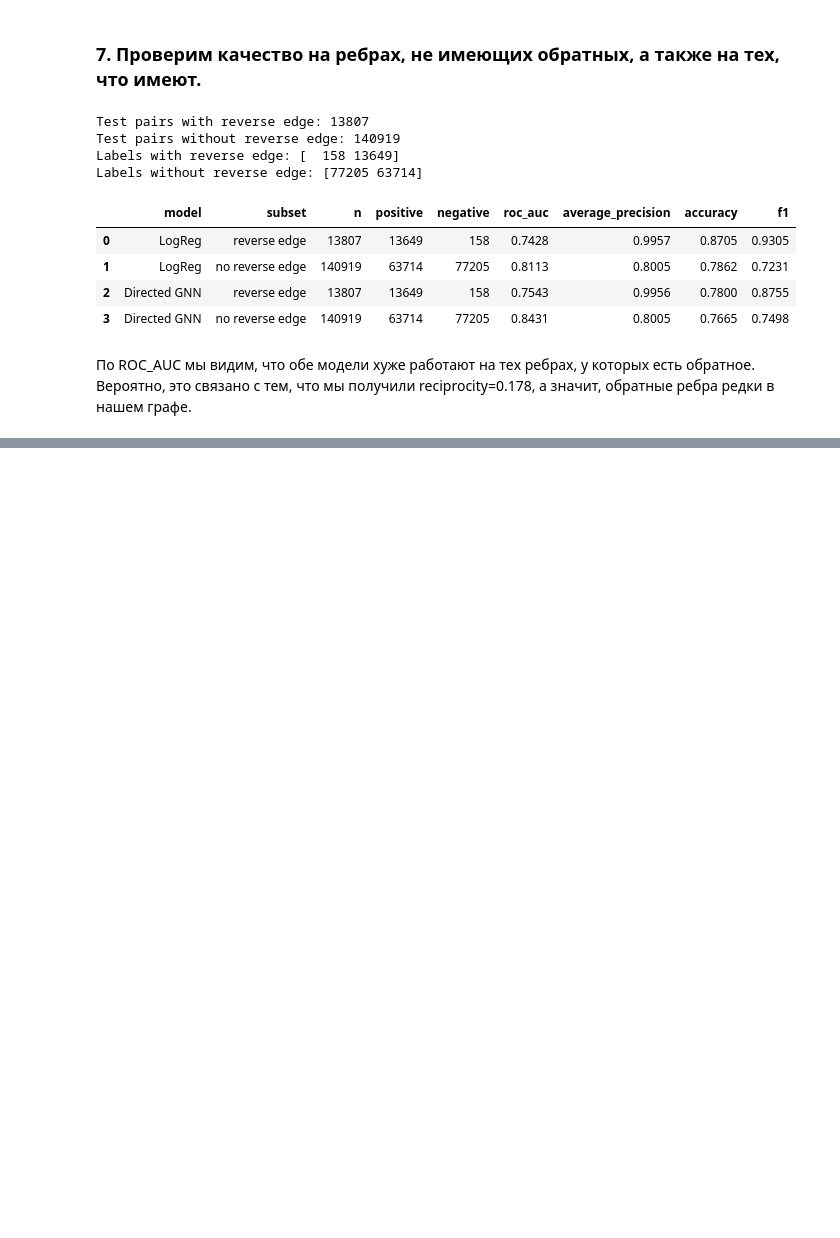
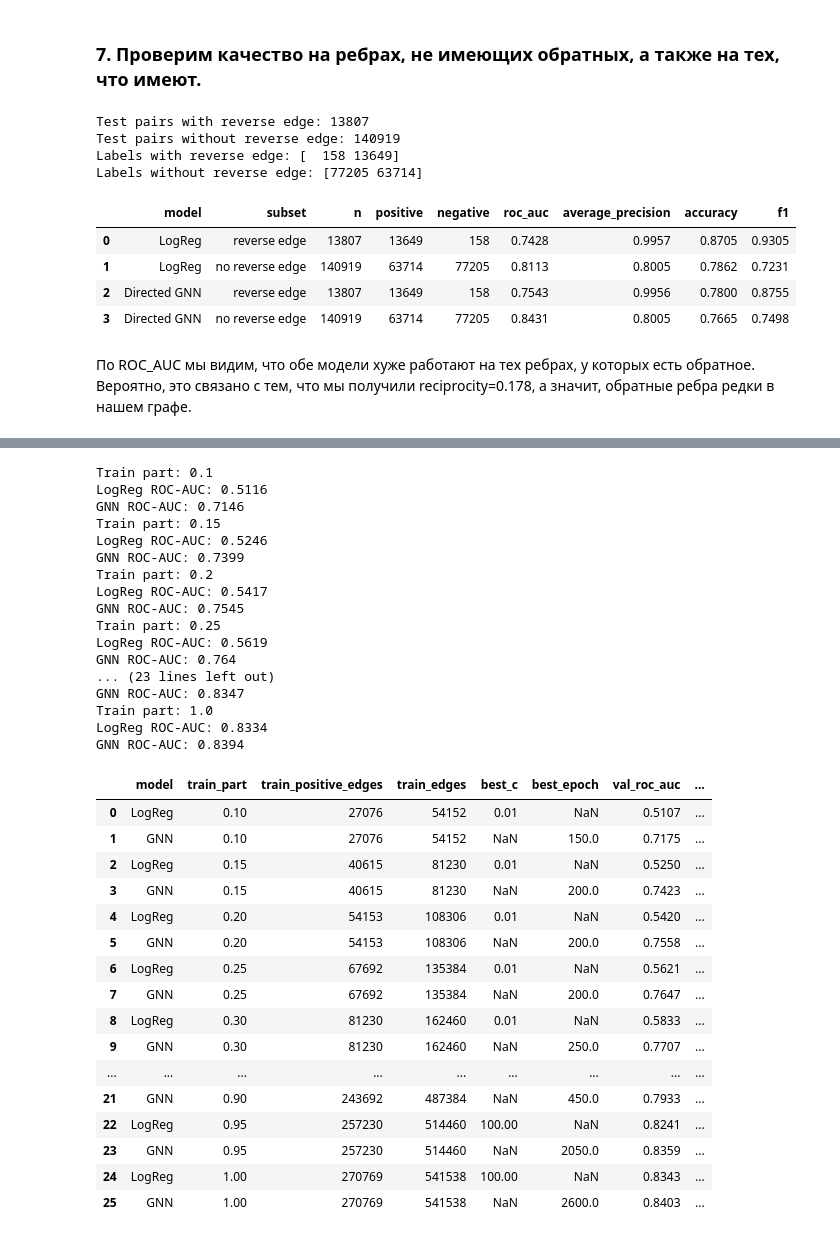
Before and after one commit to AlexeyEmelyan0v/link_prediction_gnn_1, a Jupyter notebook: link_prediction_gnn_1.ipynb, the cells around one changed output, grey strips where cells are left out. Drawn from its saved outputs; the diff is of its cells as text; code cells hidden in the pictures; blank space fills up the shorter version.

```diff
--- a/link_prediction_gnn_1.ipynb
+++ b/link_prediction_gnn_1.ipynb
@@ -3485,0 +3949,68 @@ subset_results[
+# %%
+train_parts_results = []
+
+for train_part in TRAIN_PARTS:
+    print(f"Train part: {train_part}")
+
+    train_data = make_train_data_for_part(train_part)
+
+    logreg_result = train_weighted_logreg_for_part(train_data)
+    train_parts_results.append(logreg_result)
+    print("LogReg ROC-AUC:", round(logreg_result["test_roc_auc"], 4))
+
+    gnn_result = train_weighted_gnn_for_part(train_data)
+    train_parts_results.append(gnn_result)
+    print("GNN ROC-AUC:", round(gnn_result["test_roc_auc"], 4))
+
+train_parts_results = pd.DataFrame(train_parts_results)
+
+train_parts_results[
+    [
+        "model",
+        "train_part",
+        "train_positive_edges",
+        "train_edges",
+        "best_c",
+        "best_epoch",
+        "val_roc_auc",
+        "test_roc_auc",
+        "test_average_precision",
+        "test_accuracy",
+        "test_f1"
+    ]
+].round(4)
+# %% [output]
+Train part: 0.1
+LogReg ROC-AUC: 0.5116
+GNN ROC-AUC: 0.7146
+Train part: 0.15
+LogReg ROC-AUC: 0.5246
+GNN ROC-AUC: 0.7399
+Train part: 0.2
+LogReg ROC-AUC: 0.5417
+GNN ROC-AUC: 0.7545
+Train part: 0.25
+LogReg ROC-AUC: 0.5619
+GNN ROC-AUC: 0.764
+... (23 lines left out)
+GNN ROC-AUC: 0.8347
+Train part: 1.0
+LogReg ROC-AUC: 0.8334
+GNN ROC-AUC: 0.8394
+|  | model | train_part | train_positive_edges | train_edges | best_c | best_epoch | val_roc_auc | ... |
+| 0 | LogReg | 0.10 | 27076 | 54152 | 0.01 | NaN | 0.5107 | ... |
+| 1 | GNN | 0.10 | 27076 | 54152 | NaN | 150.0 | 0.7175 | ... |
+| 2 | LogReg | 0.15 | 40615 | 81230 | 0.01 | NaN | 0.5250 | ... |
+| 3 | GNN | 0.15 | 40615 | 81230 | NaN | 200.0 | 0.7423 | ... |
+| 4 | LogReg | 0.20 | 54153 | 108306 | 0.01 | NaN | 0.5420 | ... |
+| 5 | GNN | 0.20 | 54153 | 108306 | NaN | 200.0 | 0.7558 | ... |
+| 6 | LogReg | 0.25 | 67692 | 135384 | 0.01 | NaN | 0.5621 | ... |
+| 7 | GNN | 0.25 | 67692 | 135384 | NaN | 200.0 | 0.7647 | ... |
+| 8 | LogReg | 0.30 | 81230 | 162460 | 0.01 | NaN | 0.5833 | ... |
+| 9 | GNN | 0.30 | 81230 | 162460 | NaN | 250.0 | 0.7707 | ... |
+| ... | ... | ... | ... | ... | ... | ... | ... | ... |
+| 21 | GNN | 0.90 | 243692 | 487384 | NaN | 450.0 | 0.7933 | ... |
+| 22 | LogReg | 0.95 | 257230 | 514460 | 100.00 | NaN | 0.8241 | ... |
+| 23 | GNN | 0.95 | 257230 | 514460 | NaN | 2050.0 | 0.8359 | ... |
+| 24 | LogReg | 1.00 | 270769 | 541538 | 100.00 | NaN | 0.8343 | ... |
+| 25 | GNN | 1.00 | 270769 | 541538 | NaN | 2600.0 | 0.8403 | ... |
```
Also changed, not shown: parts of 12 cells of this notebook.
